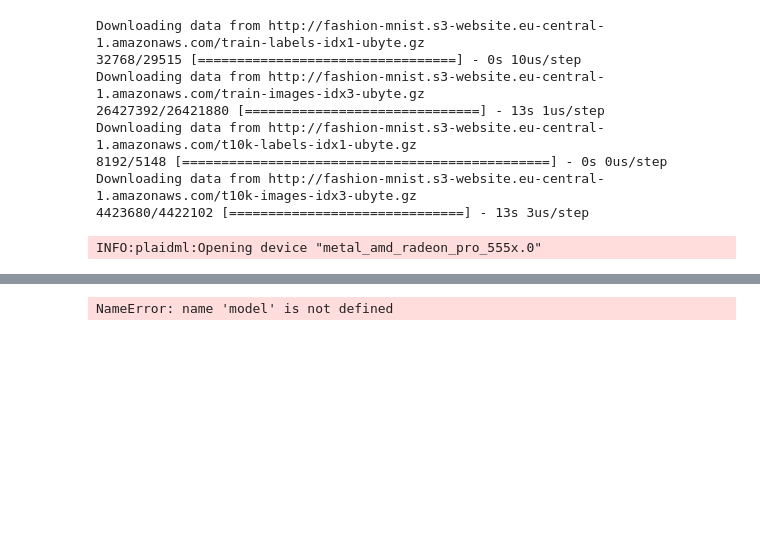
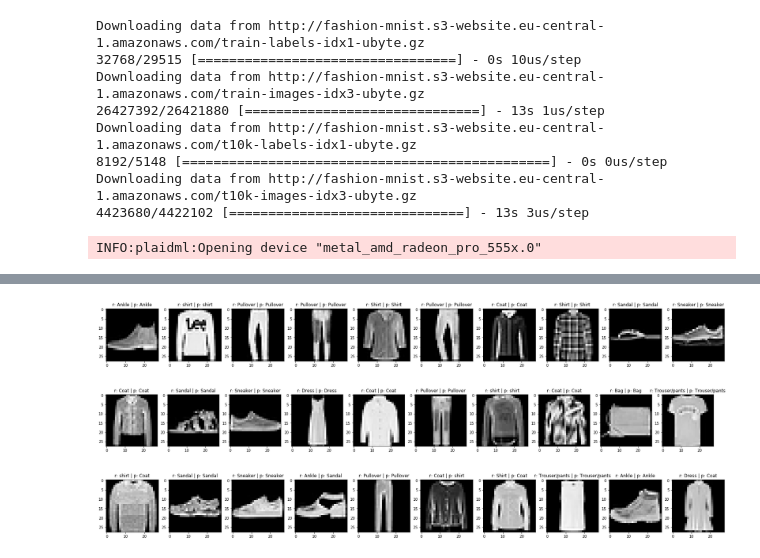
Before and after one commit to Dragon-Born/ML, a Jupyter notebook: Deep Learning/CNN/CNN_fashion.ipynb, the cells around one changed output, grey strips where cells are left out. Drawn from its saved outputs; the diff is of its cells as text; code cells hidden in the pictures; blank space fills up the shorter version.

```diff
--- a/Deep Learning/CNN/CNN_fashion.ipynb
+++ b/Deep Learning/CNN/CNN_fashion.ipynb
@@ -53,14 +68,29 @@ Epoch 3/10
+# %%
+labels = '''
+Trouser/pants
+Pullover shirt
+Dress
+Coat
+Sandal
+Shirt
+Sneaker
+Bag
+Ankle boot
+T-shirt/top
+'''.split()
 # %%
 predict = np.argmax(model.predict(x_test), axis=1)
 for x in range(3):
   sub = 1
   counter = 1
   plt.figure(figsize=(30, 100))
   for i in range((x) * 10, ((x+1) * 10)):
     plt.subplot(1, 10,  counter)
-    plt.imshow(x_test[i])
-    plt.title("r: " + labels[y_test[i][0]] + ' | p: ' + labels[predict[i]])
+    plt.imshow(x_test[i].reshape(28,28), cmap='gray')
+    plt.title("r: " + labels[y_test[i]] + ' | p: ' + labels[predict[i]])
     counter += 1
   plt.show()
 # %% [output]
-NameError: name 'model' is not defined
+[figure, added]
+[figure, added]
+[figure, added]
```
Also changed, not shown: parts of 2 cells of this notebook, 1 other file.
